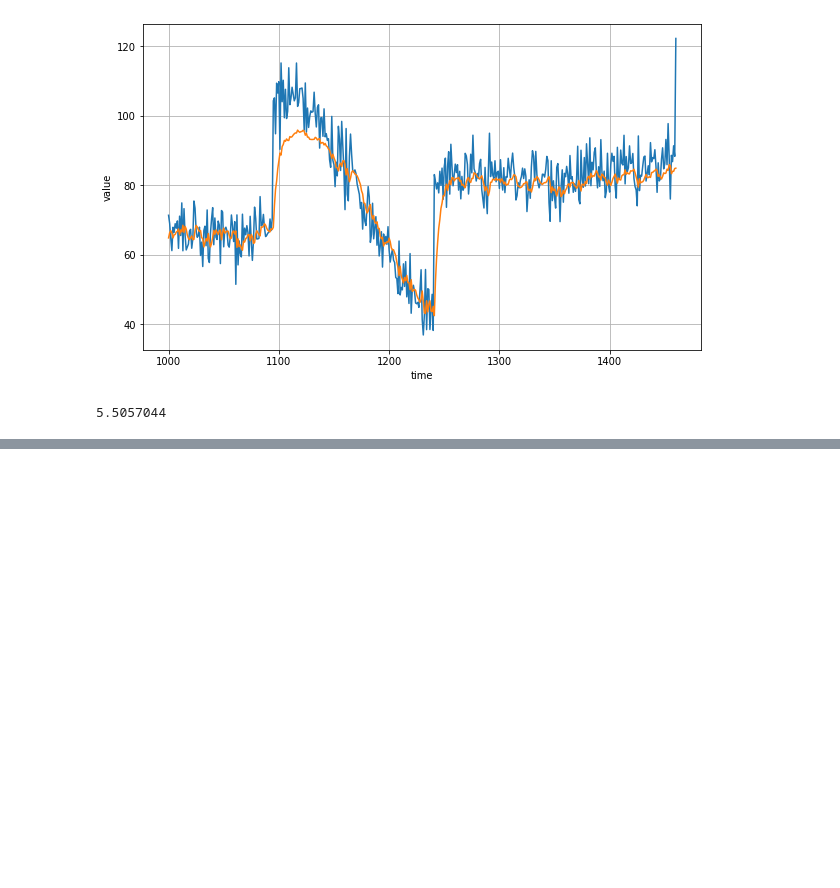
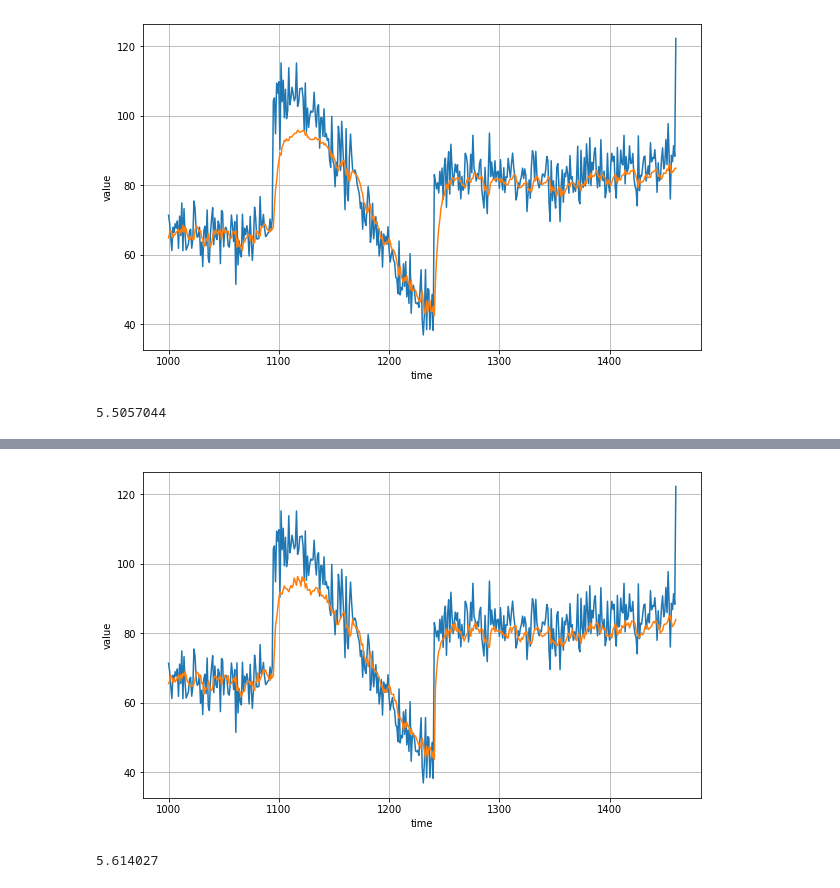
Before and after one commit to sakira/TensorflowInPractice, a Jupyter notebook: RNNforTimeSeriesipynb.ipynb, the cells around one changed output, grey strips where cells are left out. Saved outputs shown, nothing was run; the diff lists cells and outputs as text; code cells hidden in the pictures; blank space fills up the shorter version.

```diff
--- a/RNNforTimeSeriesipynb.ipynb
+++ b/RNNforTimeSeriesipynb.ipynb
@@ -266,0 +334,21 @@ tf.keras.metrics.mean_absolute_error(x_valid, results).numpy()
+# %%
+tf.keras.backend.clear_session()
+tf.random.set_seed(51)
+np.random.seed(51)
+
+dataset = windowed_dataset2(x_train, window_size, batch_size=128, shuffle_buffer=shuffle_buffer_size)
+
+model = tf.keras.models.Sequential([
+  tf.keras.layers.Conv1D(filters=32, kernel_size=3, strides=1, padding='causal', activation='relu', input_shape=[None, 1]),
+  tf.keras.layers.LSTM(32, return_sequences=True),
+  tf.keras.layers.LSTM(32, return_sequences=True),
+  tf.keras.layers.Dense(1),
+  tf.keras.layers.Lambda(lambda x: x * 200.0)
+])
+
+
+optimizer = tf.keras.optimizers.SGD(lr=1e-5, momentum=0.9)
+model.compile(loss=tf.keras.losses.Huber(),
+              optimizer=optimizer,
+              metrics=['mae'])
+history = model.fit(dataset, epochs=500, verbose=1)
@@ -266,0 +373,13 @@ tf.keras.metrics.mean_absolute_error(x_valid, results).numpy()
+# %%
+rnn_forecast = model_forecast(model, series[..., np.newaxis], window_size)
+rnn_forecast = rnn_forecast[split_time - window_size:-1, -1, 0]
+
+plt.figure(figsize=(10, 6))
+plot_series(time_valid, x_valid)
+plot_series(time_valid, rnn_forecast)
+# %% [output]
+[figure, added]
+# %%
+tf.keras.metrics.mean_absolute_error(x_valid, rnn_forecast).numpy()
+# %% [output]
+5.614027
```
Also changed, not shown: parts of 5 cells of this notebook.
